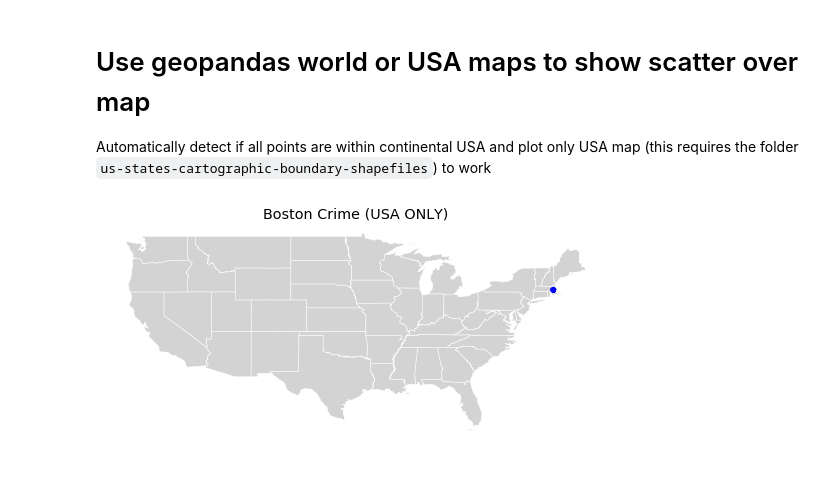
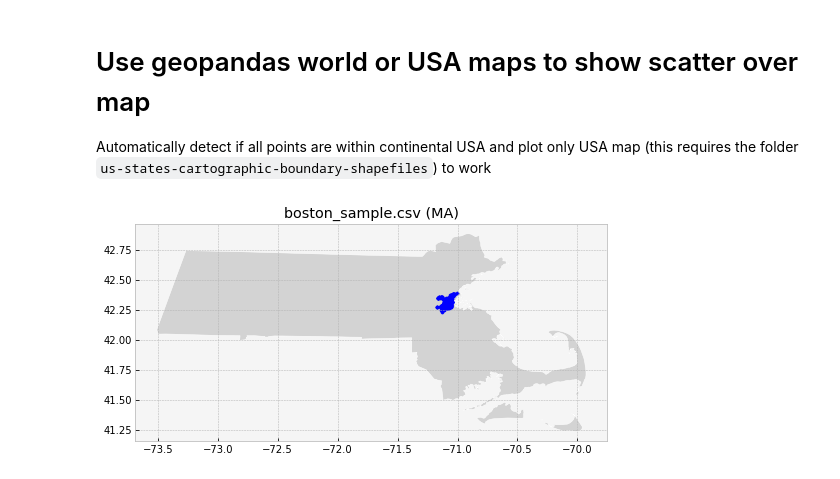
Before and after one commit to darenr/simple-geo-plotting, a Jupyter notebook: demo.ipynb, the cells around one changed output. Drawn from its saved outputs; the diff is of its cells as text; code cells hidden in the pictures.

```diff
--- a/demo.ipynb
+++ b/demo.ipynb
@@ -58,7 +80,7 @@ def plot_df(ax, df, title):
 # %%
-df = pd.read_csv('datasets/boston_crime.csv', encoding='ISO-8859-1', low_memory=False).dropna().sample(1000)
-
+ds = 'boston_sample.csv'
+df = pd.read_csv('datasets/{}'.format(ds)).sample(1000)
 fig, ax = plt.subplots(figsize=(10,4))
-plot_df(ax, df, title='Boston Crime')
+plot_df(ax, df, x='Long', y='Lat', title=ds)
 # %% [output]
-[figure, old version]
+[figure, new version]
```
Also changed, not shown: parts of 4 cells of this notebook, 39 other files.
